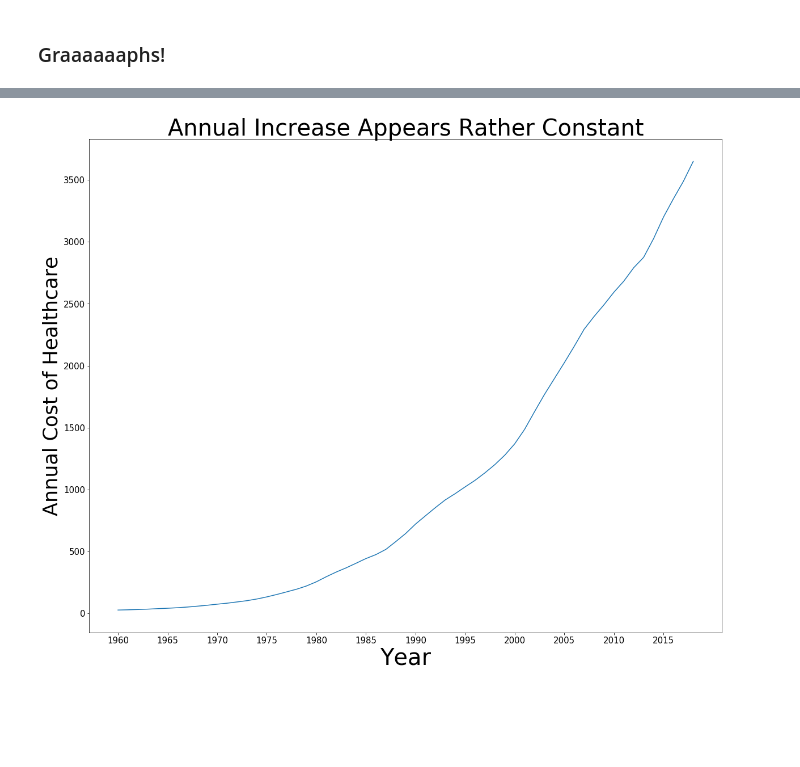
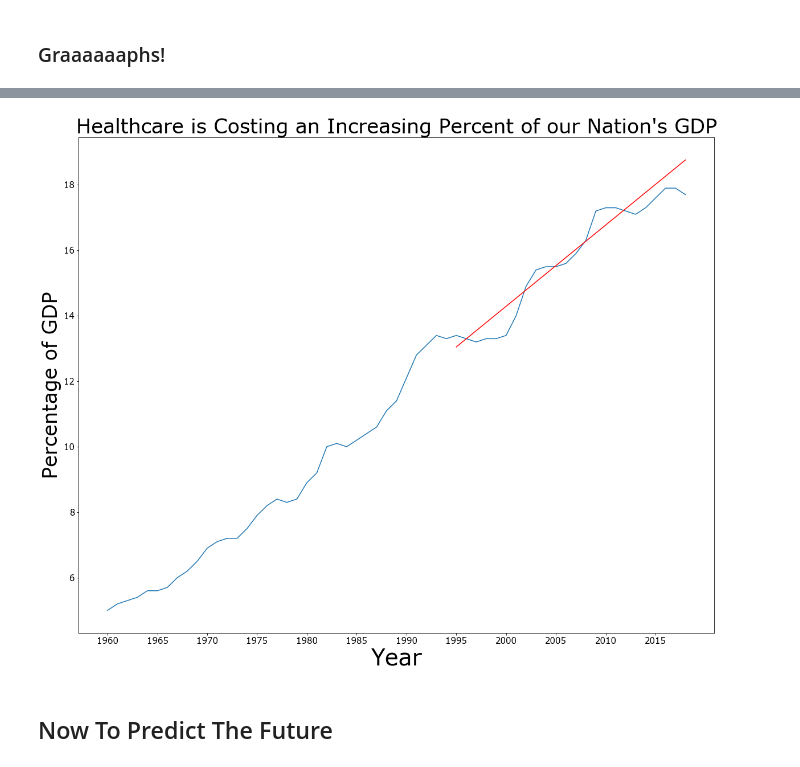
Before and after one commit to nmwhitehead/Healthcare-Costs, a Jupyter notebook: Healthcare.ipynb, the cells around one changed output, grey strips where cells are left out. Saved outputs shown, nothing was run; the diff lists cells and outputs as text; code cells hidden in the pictures; blank space fills up the shorter version.

```diff
--- a/Healthcare.ipynb
+++ b/Healthcare.ipynb
@@ -55,0 +168,4 @@ nhea_1960_2018['Healthcare Cost Per Person'] = nhea_1960_2018['National Health E
+# %%
+# Change to float now that the commas are gone.
+y_total = y_total.astype(float)
+y_gdp = y_gdp.astype(float)
@@ -55,0 +179,11 @@ nhea_1960_2018['Healthcare Cost Per Person'] = nhea_1960_2018['National Health E
+# %%
+# Train test split time
+X_train, X_test, y_train, y_test = train_test_split(X, y_gdp, test_size=0.4, shuffle=False)
+# %%
+# Reshaping to prevent 1D Array error in next step.
+X_train = X_train.values.reshape(-1, 1)
+X_test = X_test.values.reshape(-1, 1)
+# %%
+lr_gdp = LinearRegression()
+
+lr_gdp.fit(X_train, y_train)
@@ -56,17 +212,19 @@ nhea_1960_2018['Healthcare Cost Per Person'] = nhea_1960_2018['National Health E
 # %%
 plt.figure(figsize=(20,16))
 
-sns.lineplot(nhea_1960_2018['Year'], nhea_1960_2018['National Health Expenditures (Amount in Billions)'])
+plt.title("Healthcare is Costing an Increasing Percent of our Nation's GDP", fontsize=35)
 
-plt.title('Annual Increase Appears Rather Constant', fontsize=40)
+plt.plot(X, y_gdp)
+plt.plot(X_test, lr_gdp.predict(X_test), color='red')
 
-plt.ylabel('Annual Cost of Healthcare', fontsize=35)
+plt.ylabel('Percentage of GDP', fontsize=35)
 plt.yticks(fontsize=15)
 
 plt.xlabel('Year', fontsize=40)
-plt.xticks(
-    [1960, 1965, 1970, 1975, 1980, 1985, 1990, 1995, 2000, 2005, 2010, 2015],
+plt.xticks([1960, 1965, 1970, 1975, 1980, 1985, 1990, 1995, 2000, 2005, 2010, 2015],
     fontsize=15
 );
 # %% [output]
-[figure, old version]
+[figure, new version]
+# %% [markdown]
+## Now To Predict The Future
```
Also changed, not shown: parts of 29 cells of this notebook.
